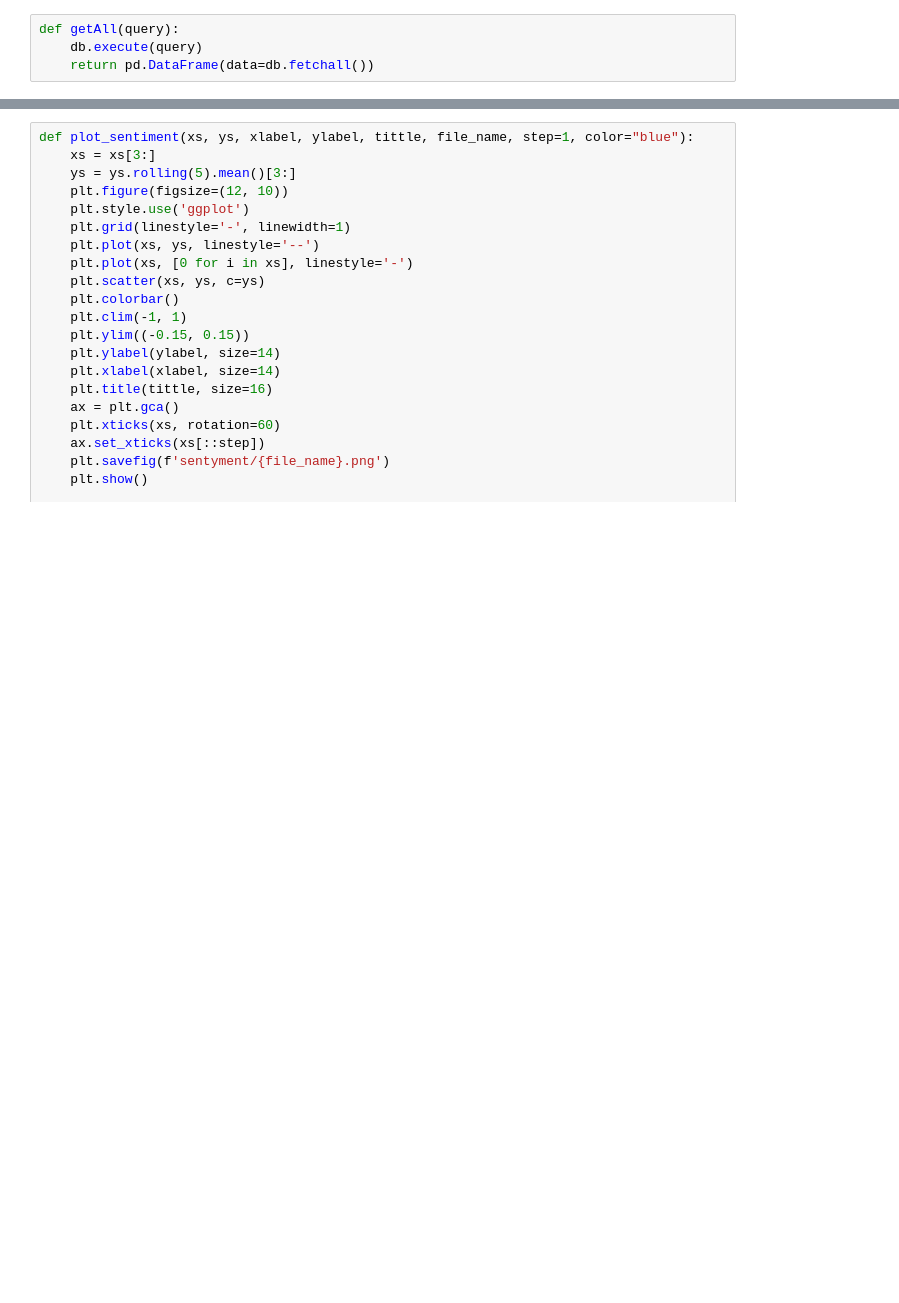
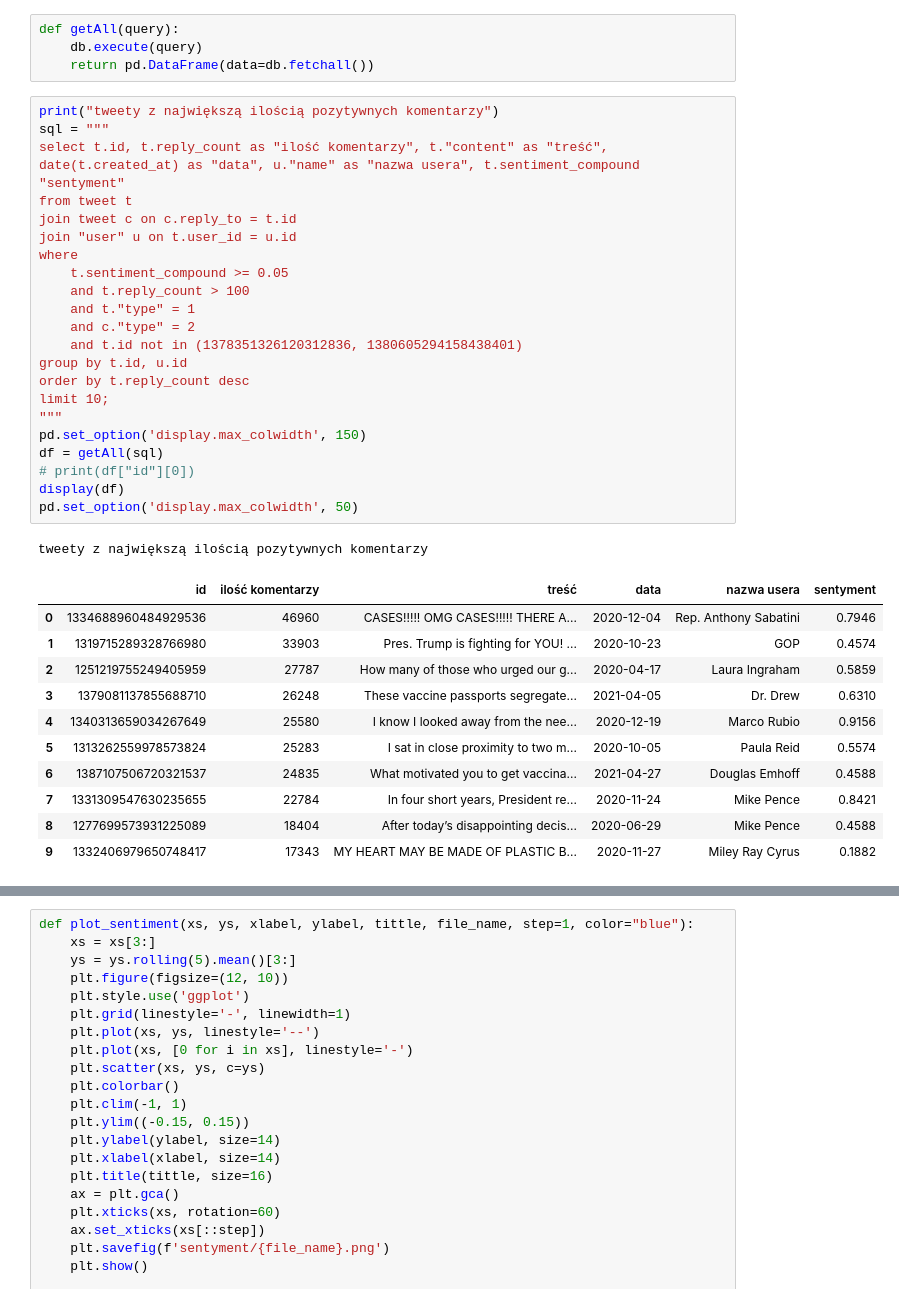
Before and after one commit to piaskowyk/twitter-posts-analysis, a Jupyter notebook: notebooks/sentyment.ipynb, the cells around one changed output, grey strips where cells are left out. Drawn from its saved outputs; the diff is of its cells as text; blank space fills up the shorter version.

```diff
--- a/notebooks/sentyment.ipynb
+++ b/notebooks/sentyment.ipynb
@@ -23,4 +23,39 @@ db = connection.cursor(cursor_factory=psycopg2.extras.RealDictCursor)
 def getAll(query):
     db.execute(query)
     return pd.DataFrame(data=db.fetchall())
+# %%
+print("tweety z największą ilością pozytywnych komentarzy")
+sql = """
+select t.id, t.reply_count as "ilość komentarzy", t."content" as "treść", date(t.created_at) as "data", u."name" as "nazwa usera", t.sentiment_compound "sentyment"
+from tweet t
+join tweet c on c.reply_to = t.id
+join "user" u on t.user_id = u.id
+where
+	t.sentiment_compound >= 0.05
+	and t.reply_count > 100
+	and t."type" = 1
+	and c."type" = 2
+	and t.id not in (1378351326120312836, 1380605294158438401)
+group by t.id, u.id
+order by t.reply_count desc
+limit 10;
+"""
+pd.set_option('display.max_colwidth', 150)
+df = getAll(sql)
+# print(df["id"][0])
+display(df)
+pd.set_option('display.max_colwidth', 50)
+# %% [output]
+tweety z największą ilością pozytywnych komentarzy
+|  | id | ilość komentarzy | treść | data | nazwa usera | sentyment |
+| 0 | 1334688960484929536 | 46960 | CASES!!!!! OMG CASES!!!!! THERE A... | 2020-12-04 | Rep. Anthony Sabatini | 0.7946 |
+| 1 | 1319715289328766980 | 33903 | Pres. Trump is fighting for YOU! ... | 2020-10-23 | GOP | 0.4574 |
+| 2 | 1251219755249405959 | 27787 | How many of those who urged our g... | 2020-04-17 | Laura Ingraham | 0.5859 |
+| 3 | 1379081137855688710 | 26248 | These vaccine passports segregate... | 2021-04-05 | Dr. Drew | 0.6310 |
+| 4 | 1340313659034267649 | 25580 | I know I looked away from the nee... | 2020-12-19 | Marco Rubio | 0.9156 |
+| 5 | 1313262559978573824 | 25283 | I sat in close proximity to two m... | 2020-10-05 | Paula Reid | 0.5574 |
+| 6 | 1387107506720321537 | 24835 | What motivated you to get vaccina... | 2021-04-27 | Douglas Emhoff | 0.4588 |
+| 7 | 1331309547630235655 | 22784 | In four short years, President re... | 2020-11-24 | Mike Pence | 0.8421 |
+| 8 | 1277699573931225089 | 18404 | After today’s disappointing decis... | 2020-06-29 | Mike Pence | 0.4588 |
+| 9 | 1332406979650748417 | 17343 | MY HEART MAY BE MADE OF PLASTIC B... | 2020-11-27 | Miley Ray Cyrus | 0.1882 |
 # %%
```
Also changed, not shown: parts of 2 cells of this notebook, 24 other files.
